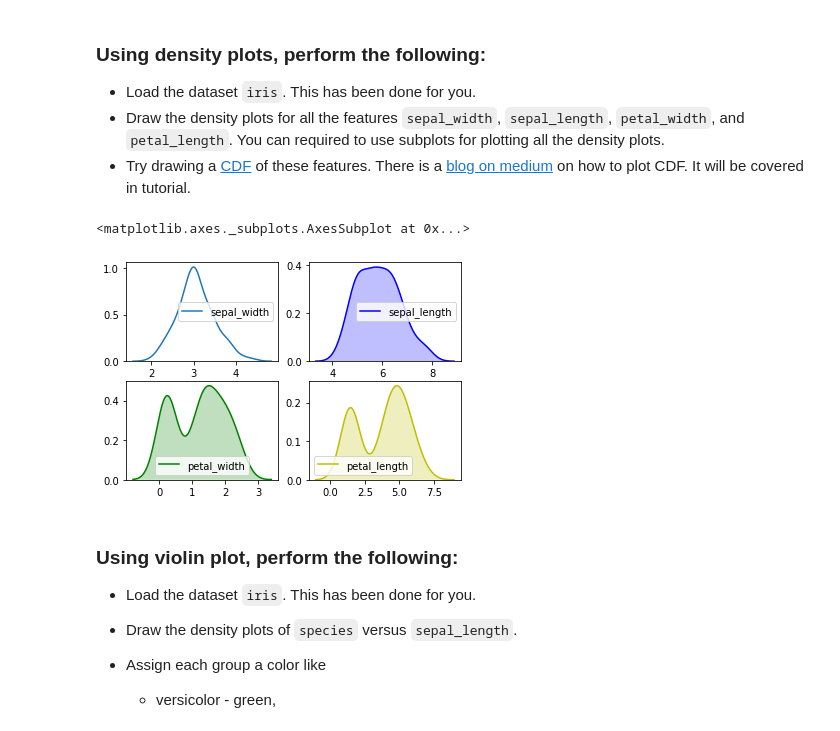
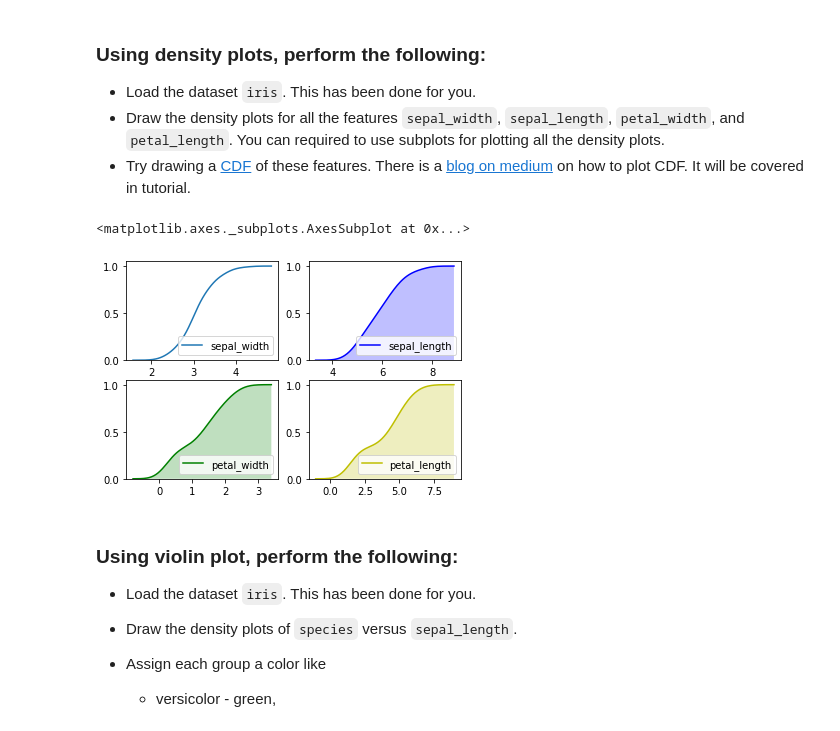
Before and after one commit to AshiG000/DS_ML_assignments, a Jupyter notebook: Assignment_3_DS_SHALA2020_.ipynb, the cells around one changed output. Saved outputs shown, nothing was run; the diff lists cells and outputs as text; code cells hidden in the pictures.

```diff
--- a/Assignment_3_DS_SHALA2020_.ipynb
+++ b/Assignment_3_DS_SHALA2020_.ipynb
@@ -209,20 +209,20 @@ plt.legend(loc='lower right')
 # %%
 # library and dataset
 df = sns.load_dataset('iris')
 plt.subplot(2,2,1)
-sns.kdeplot(df['sepal_width'])
+sns.kdeplot(df['sepal_width'], cumulative=True)
 
 plt.subplot(2,2,2)
-sns.kdeplot(df['sepal_length'], shade=True, color='b')
+sns.kdeplot(df['sepal_length'], shade=True, color='b', cumulative=True)
 
 plt.subplot(2,2,3)
-sns.kdeplot(df['petal_width'], shade=True, color='g')
+sns.kdeplot(df['petal_width'], shade=True, color='g', cumulative=True)
 
 plt.subplot(2,2,4)
-sns.kdeplot(df['petal_length'], shade=True, color='y')
+sns.kdeplot(df['petal_length'], shade=True, color='y', cumulative=True)
 # %% [output]
 <matplotlib.axes._subplots.AxesSubplot at 0x...>
-[figure, old version]
+[figure, new version]
 # %% [markdown]
 ### Using violin plot, perform the following:
 
```
